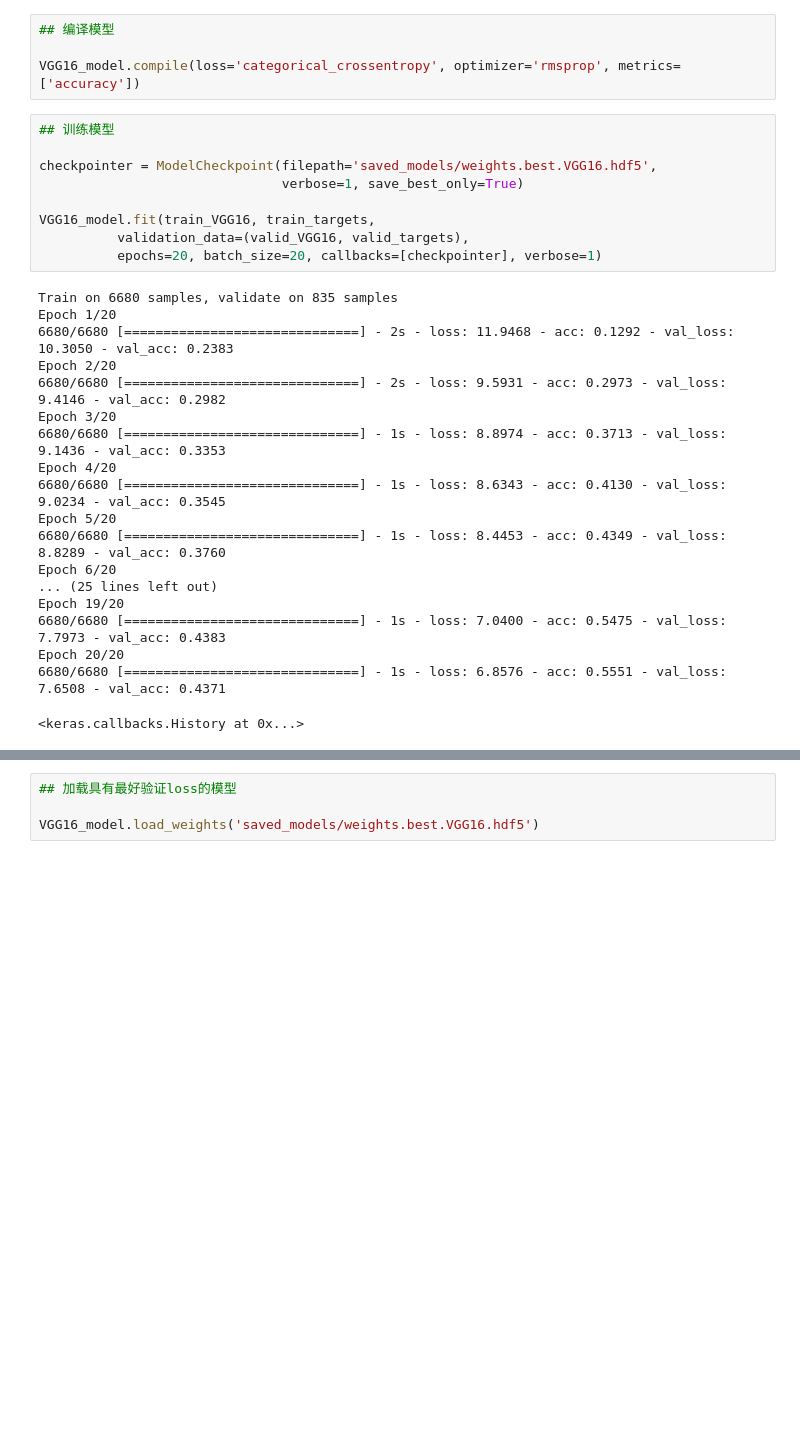
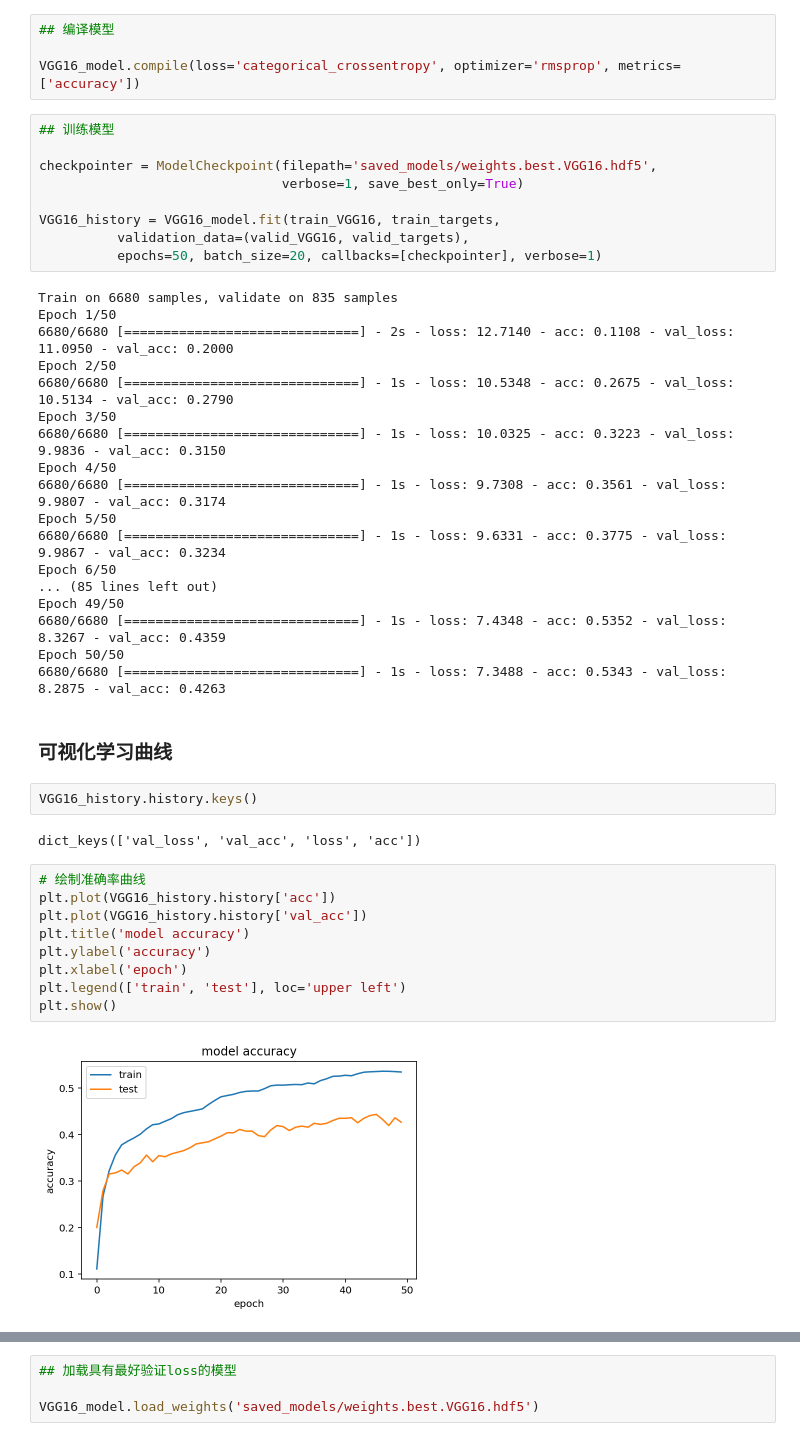
Before and after one commit to AprilYoungs/Deep-learning, a Jupyter notebook: dog-project/dog_app.ipynb, the cells around one changed output, grey strips where cells are left out. Saved outputs shown, nothing was run; the diff lists cells and outputs as text; blank space fills up the shorter version.

```diff
--- a/dog-project/dog_app.ipynb
+++ b/dog-project/dog_app.ipynb
@@ -560,25 +562,41 @@ VGG16_model.compile(loss='categorical_crossentropy', optimizer='rmsprop', metric
 checkpointer = ModelCheckpoint(filepath='saved_models/weights.best.VGG16.hdf5',
                                verbose=1, save_best_only=True)
 
-VGG16_model.fit(train_VGG16, train_targets,
+VGG16_history = VGG16_model.fit(train_VGG16, train_targets,
           validation_data=(valid_VGG16, valid_targets),
-          epochs=20, batch_size=20, callbacks=[checkpointer], verbose=1)
+          epochs=50, batch_size=20, callbacks=[checkpointer], verbose=1)
 # %% [output]
 Train on 6680 samples, validate on 835 samples
-Epoch 1/20
-6680/6680 [==============================] - 2s - loss: 11.9468 - acc: 0.1292 - val_loss: 10.3050 - val_acc: 0.2383
-Epoch 2/20
-6680/6680 [==============================] - 2s - loss: 9.5931 - acc: 0.2973 - val_loss: 9.4146 - val_acc: 0.2982
-Epoch 3/20
-6680/6680 [==============================] - 1s - loss: 8.8974 - acc: 0.3713 - val_loss: 9.1436 - val_acc: 0.3353
-Epoch 4/20
-6680/6680 [==============================] - 1s - loss: 8.6343 - acc: 0.4130 - val_loss: 9.0234 - val_acc: 0.3545
-Epoch 5/20
-6680/6680 [==============================] - 1s - loss: 8.4453 - acc: 0.4349 - val_loss: 8.8289 - val_acc: 0.3760
-Epoch 6/20
-... (25 lines left out)
-Epoch 19/20
-6680/6680 [==============================] - 1s - loss: 7.0400 - acc: 0.5475 - val_loss: 7.7973 - val_acc: 0.4383
-Epoch 20/20
-6680/6680 [==============================] - 1s - loss: 6.8576 - acc: 0.5551 - val_loss: 7.6508 - val_acc: 0.4371
+Epoch 1/50
+6680/6680 [==============================] - 2s - loss: 12.7140 - acc: 0.1108 - val_loss: 11.0950 - val_acc: 0.2000
+Epoch 2/50
+6680/6680 [==============================] - 1s - loss: 10.5348 - acc: 0.2675 - val_loss: 10.5134 - val_acc: 0.2790
+Epoch 3/50
+6680/6680 [==============================] - 1s - loss: 10.0325 - acc: 0.3223 - val_loss: 9.9836 - val_acc: 0.3150
+Epoch 4/50
+6680/6680 [==============================] - 1s - loss: 9.7308 - acc: 0.3561 - val_loss: 9.9807 - val_acc: 0.3174
+Epoch 5/50
+6680/6680 [==============================] - 1s - loss: 9.6331 - acc: 0.3775 - val_loss: 9.9867 - val_acc: 0.3234
+Epoch 6/50
+... (85 lines left out)
+Epoch 49/50
+6680/6680 [==============================] - 1s - loss: 7.4348 - acc: 0.5352 - val_loss: 8.3267 - val_acc: 0.4359
+Epoch 50/50
+6680/6680 [==============================] - 1s - loss: 7.3488 - acc: 0.5343 - val_loss: 8.2875 - val_acc: 0.4263
-<keras.callbacks.History at 0x...>
+# %% [markdown]
+### 可视化学习曲线
+# %%
+VGG16_history.history.keys()
+# %% [output]
+dict_keys(['val_loss', 'val_acc', 'loss', 'acc'])
+# %%
+# 绘制准确率曲线
+plt.plot(VGG16_history.history['acc'])
+plt.plot(VGG16_history.history['val_acc'])
+plt.title('model accuracy')
+plt.ylabel('accuracy')
+plt.xlabel('epoch')
+plt.legend(['train', 'test'], loc='upper left')
+plt.show()
+# %% [output]
+[figure, added]
```
Also changed, not shown: parts of 20 cells of this notebook, 2 other files.
